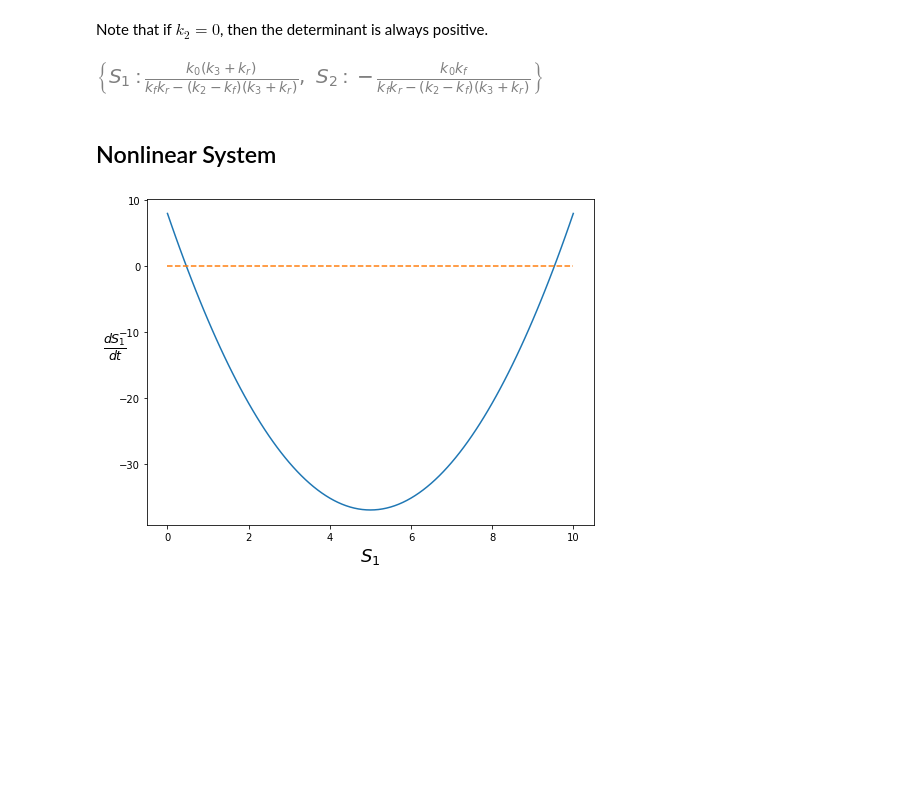
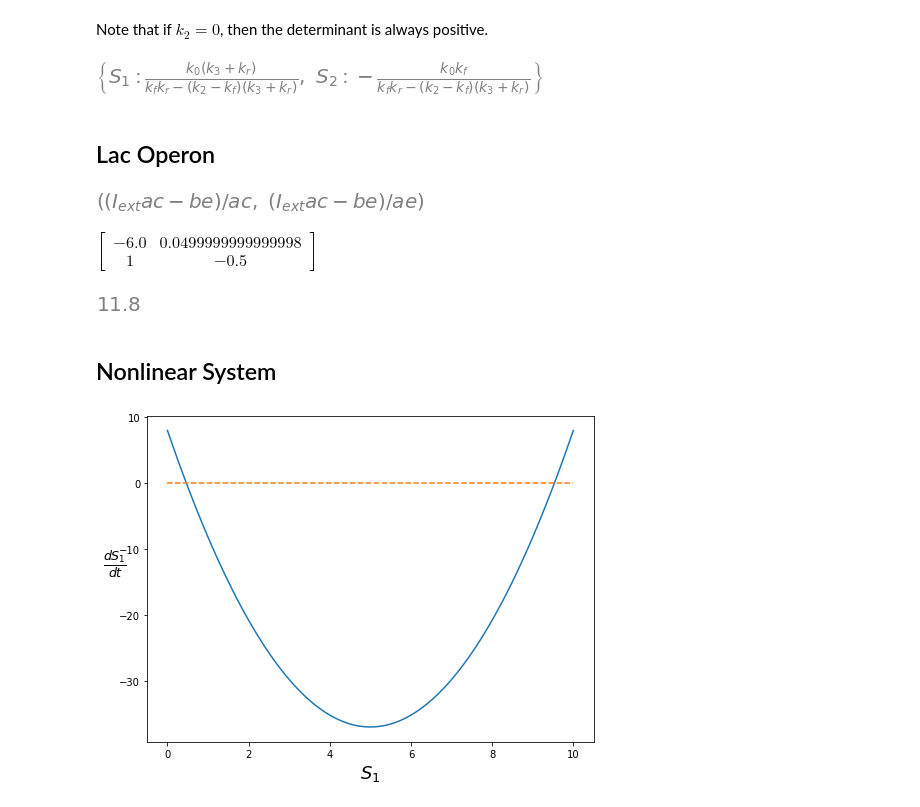
Before and after one commit to ModelEngineering/advancing-biomedical-models, a Jupyter notebook: lecture_2/lecture_2.ipynb, the cells around one changed output. Cells and saved outputs as stored; diff of their text form; code cells hidden in the pictures; blank space fills up the shorter version.

```diff
--- a/lecture_2/lecture_2.ipynb
+++ b/lecture_2/lecture_2.ipynb
@@ -219,3 +219,15 @@ fixedPt = sy.solve([dS1, dS2], [S1, S2])
 fixedPt
 # %% [output]
 [figure]
+# %% [markdown]
+## Lac Operon
+# %%
+dI_int, a, I_ext, I_int, P, b, c, e, dP, I_int_str, P_str = sy.symbols("dI_int a I_ext I_int P b c e dP I_int_str P_str")
+dP = c*I_int - e*P
+dI_int = a*(I_ext - I_int)*P - b*I_int
+# %%
+fixedPoints = sy.solve([dP, dI_int], [I_int, P])
+# %%
+fixedPoints[1]
+# %% [output]
+[figure, added]
@@ -222,3 +244,11 @@ fixedPt
+# %%
+linearization.subs(subDct)
+# %% [output]
+$\displaystyle \left[\begin{matrix}-6.0 & 0.0499999999999998\\1 & -0.5\end{matrix}\right]$
+# %%
+2.95*4
+# %% [output]
+[figure, added]
 # %% [markdown]
 ## Nonlinear System
 # %%
```
Also changed, not shown: parts of 2 cells of this notebook.
